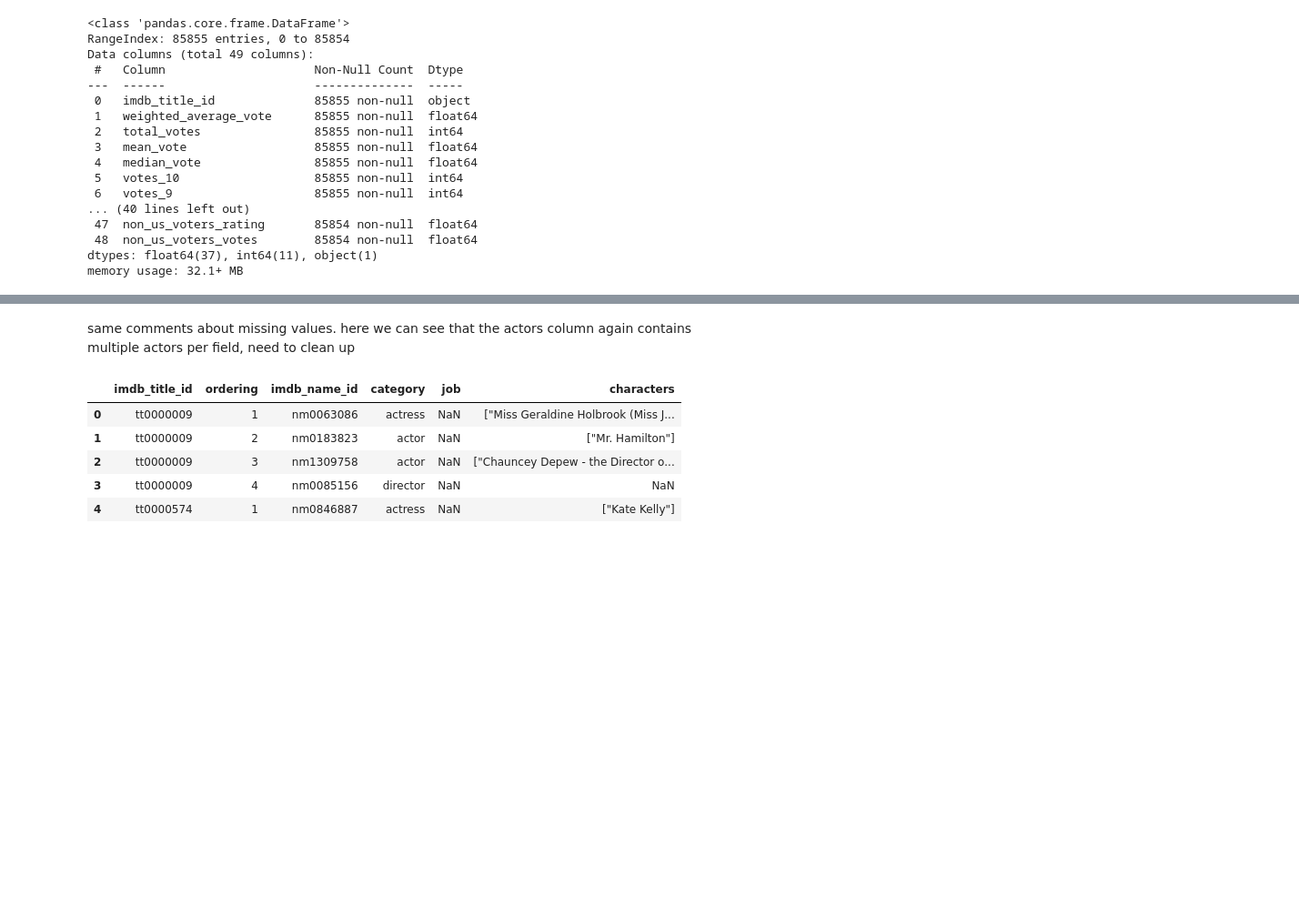
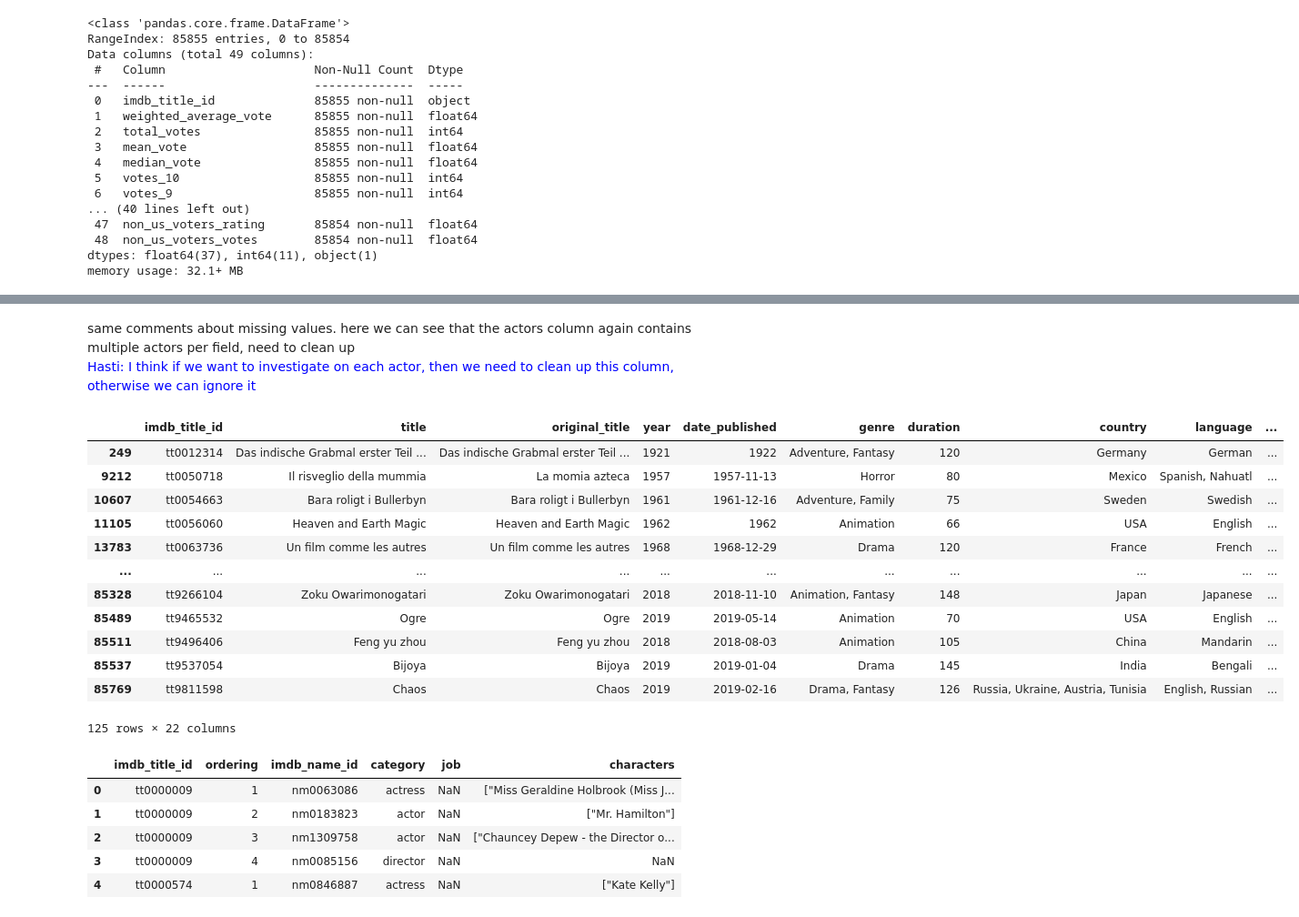
Before and after one commit to tanja-turner/Data-Wrangling-Team-Project, a Jupyter notebook: CPSC 4810 Data Wrangling Group Project - NEW.ipynb, the cells around one changed output, grey strips where cells are left out. Shown at 91% size. Saved outputs shown, nothing was run; the diff lists cells and outputs as text; code cells hidden in the pictures; blank space fills up the shorter version.

```diff
--- a/CPSC 4810 Data Wrangling Group Project - NEW.ipynb
+++ b/CPSC 4810 Data Wrangling Group Project - NEW.ipynb
@@ -225,0 +273,14 @@ imdb_movies.head()
+# %%
+def convert_str_to_int(column):
+    if pd.isnull(column) == True:
+        return column
+    if type(column) != str:
+        return column
+    else:
+        string = column.split(' ')[-1]
+        string = string.replace("'", '')
+        #string = string.replace(',', '')
+        return int(string)
+
+imdb_movies["year"] = imdb_movies["year"].apply(convert_str_to_int)
+imdb_movies["year"].unique()
@@ -245,4 +318,21 @@ dtypes: float64(4), int64(2), object(16)
 memory usage: 14.4+ MB
 # %% [markdown]
-same comments about missing values.  here we can see that the actors column again contains multiple actors per field, need to clean up
+same comments about missing values.  here we can see that the actors column again contains multiple actors per field, need to clean up <br> <font color='blue'>Hasti: I think if we want to investigate on each actor, then we need to clean up this column, otherwise we can ignore it </font>
+# %%
+# duplicated rows based on ACTORS column
+imdb_movies[imdb_movies['actors'].duplicated()]
+# %% [output]
+|  | imdb_title_id | title | original_title | year | date_published | genre | duration | country | language | ... |
+| 249 | tt0012314 | Das indische Grabmal erster Teil ... | Das indische Grabmal erster Teil ... | 1921 | 1922 | Adventure, Fantasy | 120 | Germany | German | ... |
+| 9212 | tt0050718 | Il risveglio della mummia | La momia azteca | 1957 | 1957-11-13 | Horror | 80 | Mexico | Spanish, Nahuatl | ... |
+| 10607 | tt0054663 | Bara roligt i Bullerbyn | Bara roligt i Bullerbyn | 1961 | 1961-12-16 | Adventure, Family | 75 | Sweden | Swedish | ... |
+| 11105 | tt0056060 | Heaven and Earth Magic | Heaven and Earth Magic | 1962 | 1962 | Animation | 66 | USA | English | ... |
+| 13783 | tt0063736 | Un film comme les autres | Un film comme les autres | 1968 | 1968-12-29 | Drama | 120 | France | French | ... |
+| ... | ... | ... | ... | ... | ... | ... | ... | ... | ... | ... |
+| 85328 | tt9266104 | Zoku Owarimonogatari | Zoku Owarimonogatari | 2018 | 2018-11-10 | Animation, Fantasy | 148 | Japan | Japanese | ... |
+| 85489 | tt9465532 | Ogre | Ogre | 2019 | 2019-05-14 | Animation | 70 | USA | English | ... |
+| 85511 | tt9496406 | Feng yu zhou | Feng yu zhou | 2018 | 2018-08-03 | Animation | 105 | China | Mandarin | ... |
+| 85537 | tt9537054 | Bijoya | Bijoya | 2019 | 2019-01-04 | Drama | 145 | India | Bengali | ... |
+| 85769 | tt9811598 | Chaos | Chaos | 2019 | 2019-02-16 | Drama, Fantasy | 126 | Russia, Ukraine, Austria, Tunisia | English, Russian | ... |
+125 rows × 22 columns
 # %%
```
Also changed, not shown: parts of 37 cells of this notebook.
